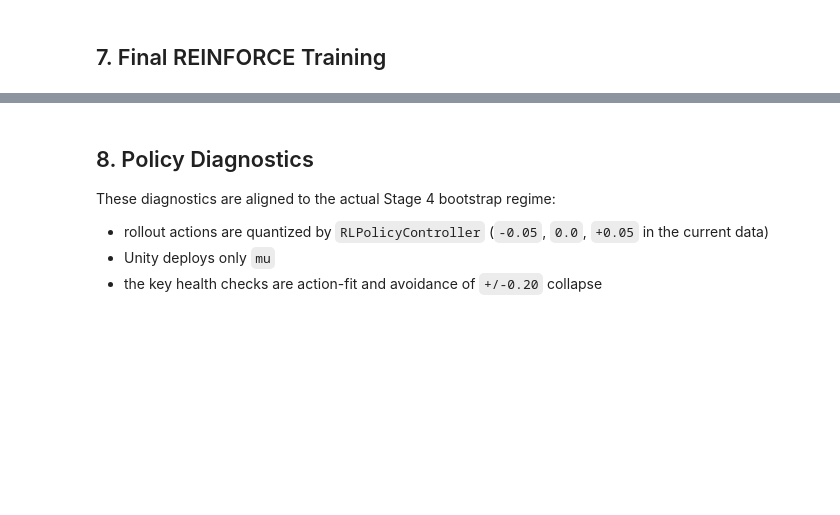
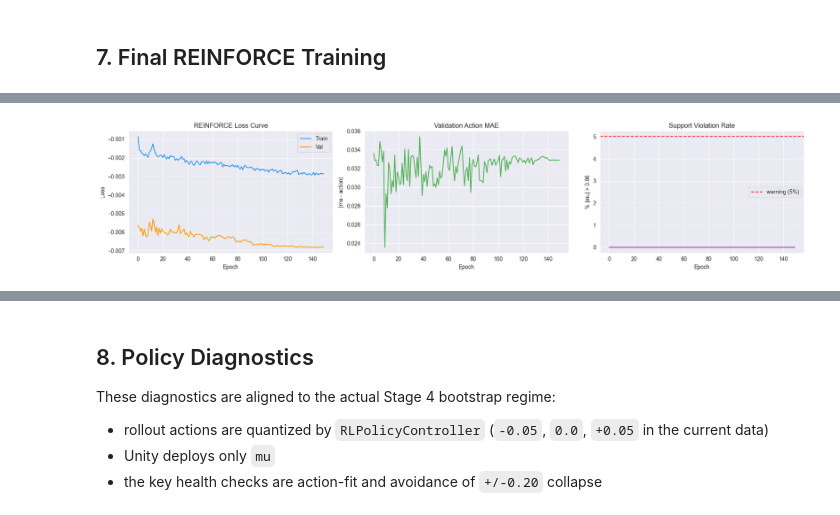
Before and after one commit to Silent0Wings/neural-lod, a Jupyter notebook: ml_pipeline/training/Stage_4/train_rl_policy_stage4.ipynb, the cells around one changed output, grey strips where cells are left out. Cells and saved outputs as stored; diff of their text form; code cells hidden in the pictures; blank space fills up the shorter version.

```diff
--- a/ml_pipeline/training/Stage_4/train_rl_policy_stage4.ipynb
+++ b/ml_pipeline/training/Stage_4/train_rl_policy_stage4.ipynb
@@ -635,7 +647,7 @@ Deterministic deployment policy MLP.
 - ONNX exports only `mu` — Unity `RLPolicyController` reads `output[0]` deterministically
 # %%
 class PolicyMLP(nn.Module):
-    """Stage 4 deployment policy: outputs action mean mu in [-0.20, +0.20]."""
+    """Stage 4 bootstrap policy: outputs action mean mu within the observed fallback support band."""
     def __init__(self, input_dim, h1, h2, h3, dropout):
         super().__init__()
         self.net = nn.Sequential(
@@ -645,7 +657,7 @@ class PolicyMLP(nn.Module):
             nn.Linear(h3, 1),
             nn.Tanh()
         )
-        self.action_scale = 0.20
+        self.action_scale = ACTION_HEAD_SCALE
 
     def forward(self, x):
         return self.net(x) * self.action_scale
@@ -844,7 +870,7 @@ optimizer = optim.AdamW(model.parameters(), lr=bp['lr'])
 scheduler = optim.lr_scheduler.CosineAnnealingLR(optimizer, T_max=150)
 
 EPOCHS  = 150
-history = {'train': [], 'val': [], 'mae': [], 'sat_pct': [], 'pos_sat_pct': []}
+history = {'train': [], 'val': [], 'mae': [], 'support_pct': [], 'sat_pct': []}
 n       = len(X_tr_t)
 
 logging.info(f'TRAINING START | epochs={EPOCHS} lr={bp["lr"]:.5g} | fixed-sigma mu policy')
@@ -865,19 +891,21 @@ for epoch in range(EPOCHS):
 
     scheduler.step()
 
-    v_loss, mae, sat_pct, pos_sat_pct, neg_sat_pct, zero_pct = eval_metrics(model, X_val_t, A_val_t, G_val_t)
+    v_loss, mae, support_viol_pct, sat_pct, pos_sat_pct, neg_sat_pct, zero_pct = eval_metrics(
+        model, X_val_t, A_val_t, G_val_t
+    )
 
     train_loss = np.mean(t_losses)
     history['train'].append(train_loss)
     history['val'].append(v_loss)
     history['mae'].append(mae)
+    history['support_pct'].append(support_viol_pct)
     history['sat_pct'].append(sat_pct)
-    history['pos_sat_pct'].append(pos_sat_pct)
 
     logging.info(
         f'Epoch {epoch+1}/{EPOCHS} | train={train_loss:.6f} | val={v_loss:.6f} | '
-        f'mae={mae:.6f} | sat%={sat_pct:.2f} | pos_sat%={pos_sat_pct:.2f} | '
-        f'neg_sat%={neg_sat_pct:.2f} | zero%={zero_pct:.2f}'
+        f'mae={mae:.6f} | support%={support_viol_pct:.2f} | sat%={sat_pct:.2f} | '
+        f'pos_sat%={pos_sat_pct:.2f} | neg_sat%={neg_sat_pct:.2f} | zero%={zero_pct:.2f}'
     )
 
 # Plots
@@ -898,22 +926,22 @@ ax.set_xlabel('Epoch')
 ax.set_ylabel('|mu - action|')
 
 ax = axes[2]
-ax.plot(history['pos_sat_pct'], color='#9C27B0')
+ax.plot(history['support_pct'], color='#9C27B0')
 ax.axhline(5.0, color='red', linestyle='--', label='warning (5%)')
-ax.set_title('Positive Saturation Rate')
+ax.set_title('Support Violation Rate')
 ax.set_xlabel('Epoch')
-ax.set_ylabel('% mu >= 0.19')
+ax.set_ylabel(f'% |mu| > {ACTION_SUPPORT_LIMIT:.2f}')
 ax.legend()
 
 plt.tight_layout()
 plt.savefig(PLOTS_DIR / 'loss_curve.png', dpi=150)
 plt.show()
 
+final_support = history['support_pct'][-1]
 final_sat = history['sat_pct'][-1]
-final_pos_sat = history['pos_sat_pct'][-1]
 logging.info(f'Final fixed training sigma: {TRAIN_SIGMA:.4f}')
+logging.info(f'Final support violation rate: {final_support:.2f}%')
 logging.info(f'Final saturation rate: {final_sat:.2f}%')
-logging.info(f'Final positive saturation rate: {final_pos_sat:.2f}%')
-if final_pos_sat > 5.0:
-    logging.warning('Predicted mu is saturating at +0.20 too often -- inspect diagnostics before export')
+if final_support > 5.0:
+    logging.warning('Predicted mu leaves bootstrap action support too often -- inspect diagnostics before export')
 # %% [output]
@@ -936,0 +965 @@ if final_pos_sat > 5.0:
+[figure, added]
```
Also changed, not shown: parts of 12 cells of this notebook, 7 other files.
